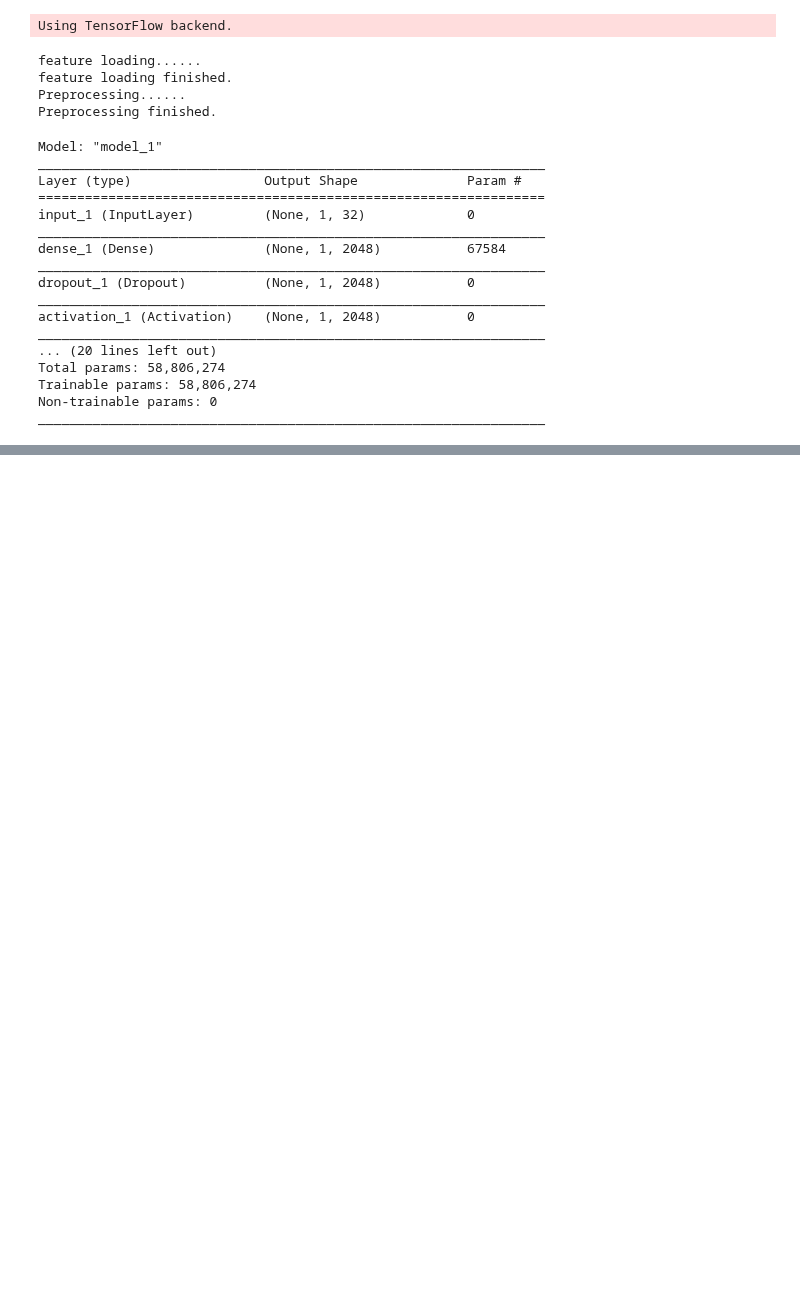
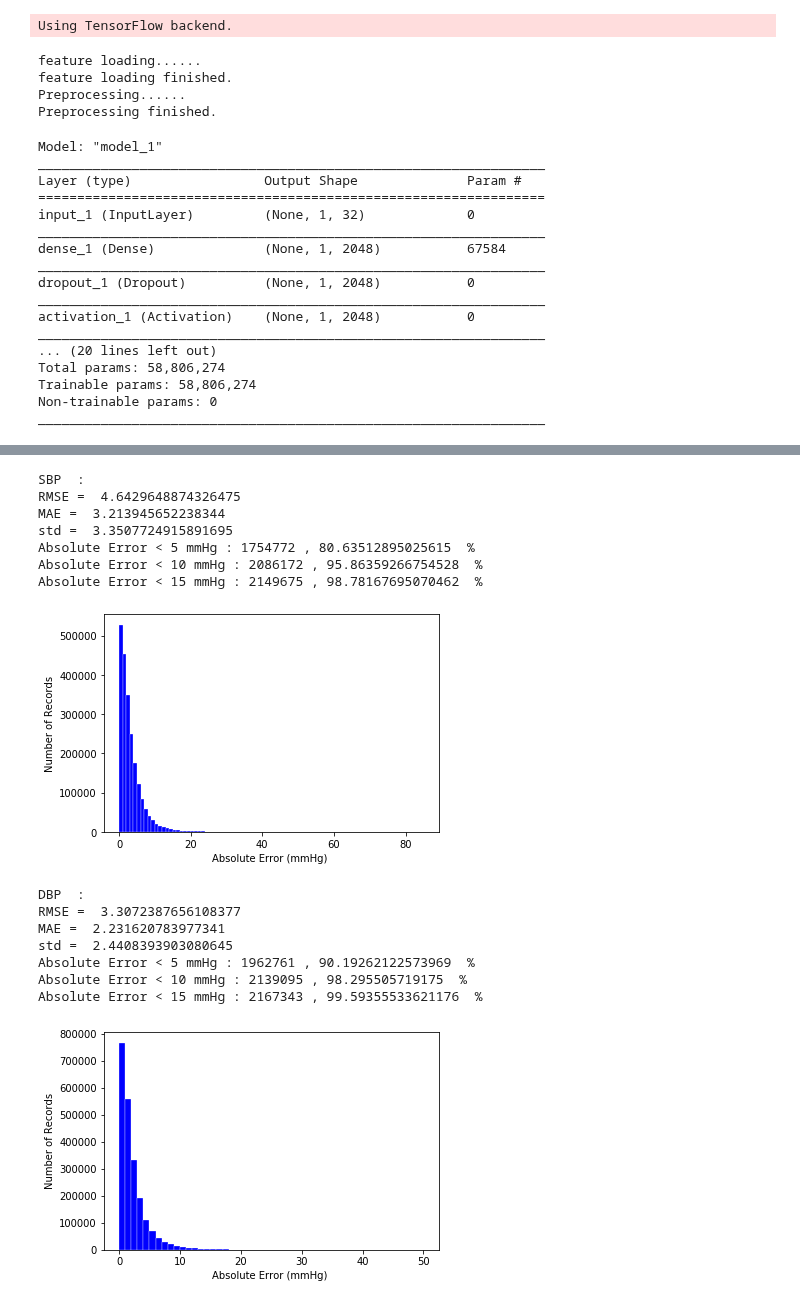
Before and after one commit to Yan-Cheng-Hsu/Blood-Pressure-Estimation-Model, a Jupyter notebook: Performance/bestModel_report.ipynb, the cells around one changed output, grey strips where cells are left out. Drawn from its saved outputs; the diff is of its cells as text; code cells hidden in the pictures; blank space fills up the shorter version.

Commit message:
nothing important.

```diff
--- a/Performance/bestModel_report.ipynb
+++ b/Performance/bestModel_report.ipynb
@@ -474,0 +475,47 @@ DBP:
+# %%
+x = {}
+x['SBP'] = [i for i in range( 0 , 86 ,1)]
+x['DBP'] = [i for i in range( 0 , 51 ,1)]
+# %%
+import math
+for i in m:
+    print( i  , ' : ')
+    print( 'RMSE = ' , math.sqrt( np.mean( np.power( y[i] , 2 ) ) ) )
+    print( 'MAE = ' , np.mean( np.abs( Att[i] ) ) )
+    print( 'std = ' , np.std( np.abs( Att[i] ) ) )
+
+    counter = 0
+    counter1 = 0
+    counter2 = 0
+    for j in range( len(y[i]) ):
+        if np.abs( y[i][j] ) < 5 :
+            counter = counter + 1
+        if np.abs( y[i][j] ) < 10 :
+            counter1 = counter1 + 1
+        if np.abs( y[i][j] ) < 15 :
+            counter2 = counter2 + 1
+
+    print( 'Absolute Error < 5 mmHg :' , counter , ',' , counter/len(y[i])*100 , ' %'  )
+    print( 'Absolute Error < 10 mmHg :' , counter1 , ',' , counter1/len(y[i])*100 , ' %'  )
+    print( 'Absolute Error < 15 mmHg :' , counter2 , ',' , counter2/len(y[i])*100 , ' %'  )
+    plt.hist(  np.abs( y[i] ) , bins = x[i] , color = 'blue' , width = 1 , edgecolor = 'white' , lw = 0.3 )
+    plt.xlabel( 'Absolute Error (mmHg) ' )
+    plt.ylabel( 'Number of Records' )
+    plt.show()
+# %% [output]
+SBP  :
+RMSE =  4.6429648874326475
+MAE =  3.213945652238344
+std =  3.3507724915891695
+Absolute Error < 5 mmHg : 1754772 , 80.63512895025615  %
+Absolute Error < 10 mmHg : 2086172 , 95.86359266754528  %
+Absolute Error < 15 mmHg : 2149675 , 98.78167695070462  %
+[figure, added]
+DBP  :
+RMSE =  3.3072387656108377
+MAE =  2.231620783977341
+std =  2.4408393903080645
+Absolute Error < 5 mmHg : 1962761 , 90.19262122573969  %
+Absolute Error < 10 mmHg : 2139095 , 98.295505719175  %
+Absolute Error < 15 mmHg : 2167343 , 99.59355533621176  %
+[figure, added]
```
Also changed, not shown: parts of 9 cells of this notebook, 1 other file.
